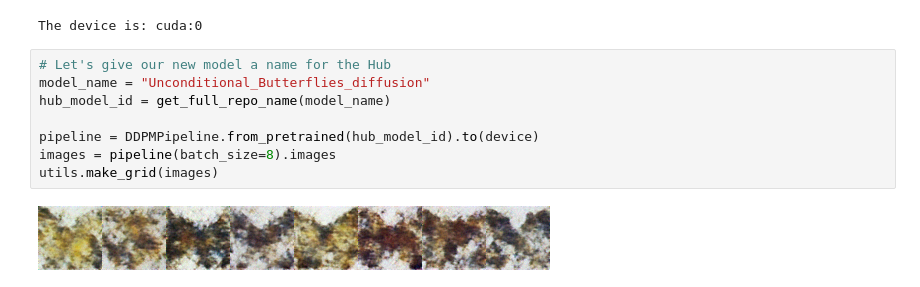
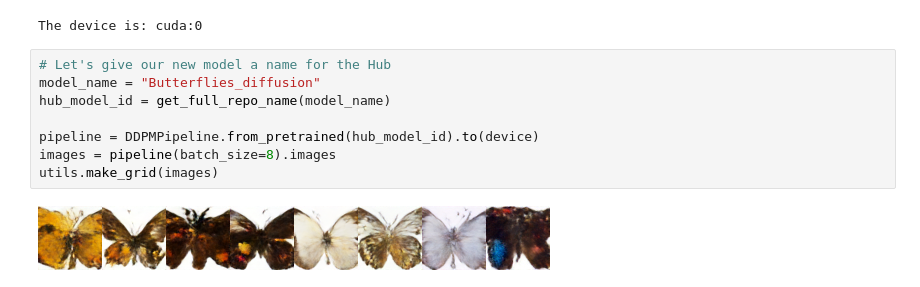
Before and after one commit to Likalto4/Diffusion_models_HF_course, a Jupyter notebook: unit1/unconditional_training/inference_time.ipynb, the cells around one changed output. Drawn from its saved outputs; the diff is of its cells as text.

Commit message:
added mixed precision and gradient clipping to the training script This successfully solved the exploding gradient problem that appearently was causing the model to fail to generate the butterflies.

```diff
--- a/unit1/unconditional_training/inference_time.ipynb
+++ b/unit1/unconditional_training/inference_time.ipynb
@@ -23,11 +23,11 @@ print('The device is:', device)
 The device is: cuda:0
 # %%
 # Let's give our new model a name for the Hub
-model_name = "Unconditional_Butterflies_diffusion"
+model_name = "Butterflies_diffusion"
 hub_model_id = get_full_repo_name(model_name)
 
 pipeline = DDPMPipeline.from_pretrained(hub_model_id).to(device)
 images = pipeline(batch_size=8).images
 utils.make_grid(images)
 # %% [output]
-[figure, old version]
+[figure, new version]
```
Also changed, not shown: 3 other files.
